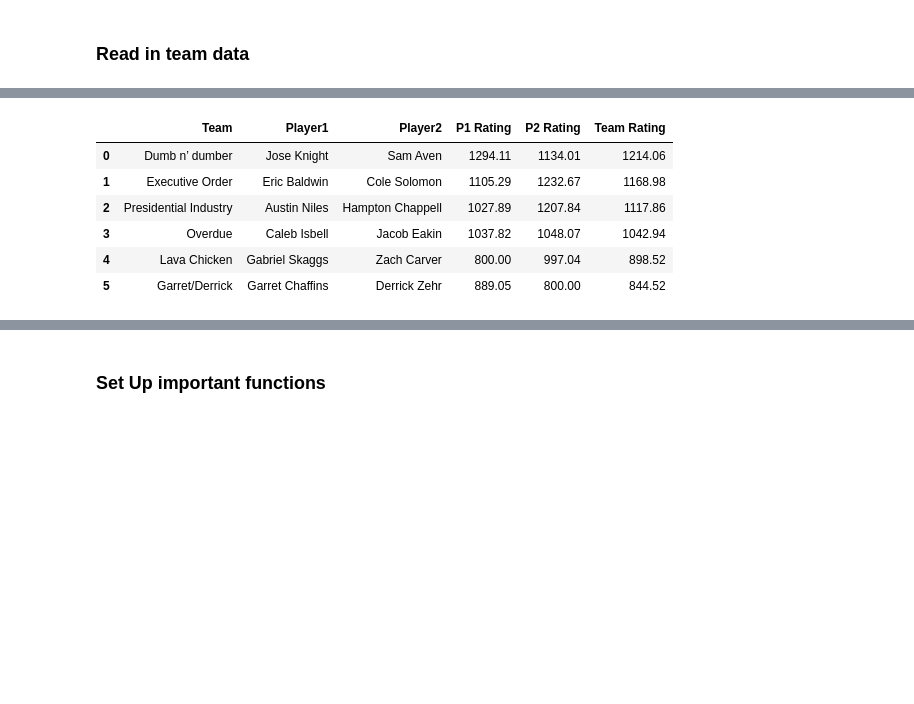
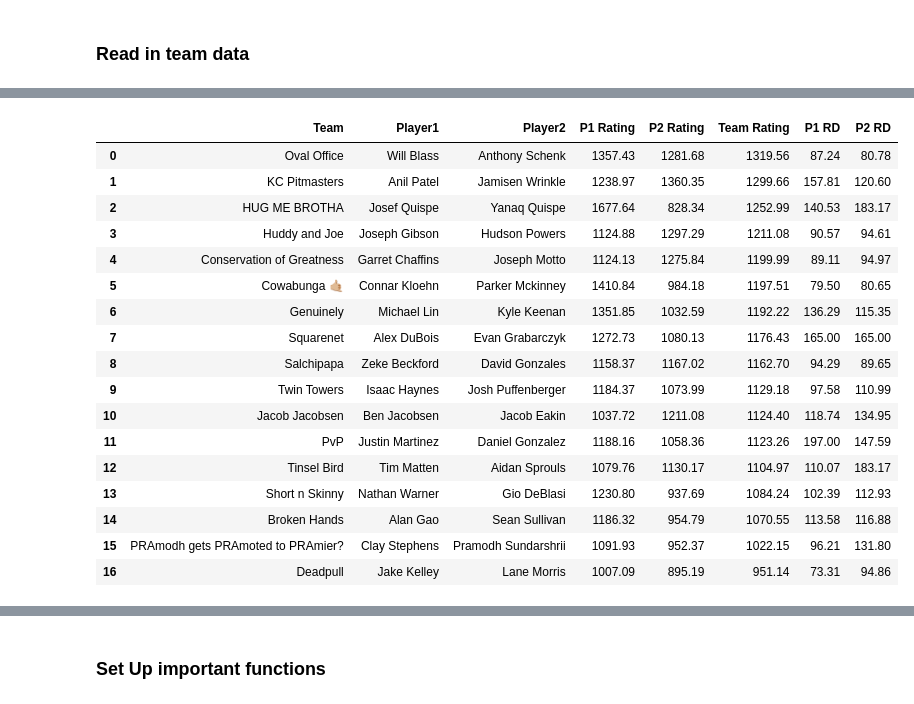
Before and after one commit to USAR-Rankings/Simulations, a Jupyter notebook: notebooks/Nationals_Simulations.ipynb, the cells around one changed output, grey strips where cells are left out. Saved outputs shown, nothing was run; the diff lists cells and outputs as text; code cells hidden in the pictures; blank space fills up the shorter version.

```diff
--- a/notebooks/Nationals_Simulations.ipynb
+++ b/notebooks/Nationals_Simulations.ipynb
@@ -9,6 +9,17 @@ import math
 import random as random
 import itertools as itertools
 import copy
+# %%
+open_tag="NATS_AT_open"
+womens_tag="NATS_AT_womens"
+contender_tag="NATS_AT_contend"
+adv_tag="NATS_AT_adv"
+
+open_rating_path = "../data/test_final_players_open_2026-03-16.csv"
+womens_rating_path = "../data/test_final_players_womens_2026-03-16.csv"
+
+open_last_tournament_path = "NCSU-UNC-SPRING-2026-TOURNAMENT"
+womens_last_tournament_path = "CASTATEFINALS5"
 # %%
 corrections_df = pd.read_csv('../data/name_corrections.csv')
 corrections_dict = dict(zip(corrections_df['OldName'].str.strip().str.upper(), corrections_df['NewName'].str.strip()))
@@ -69,7 +97,7 @@ def get_ratings_all(teams,df,tourney,default=800):
 # %%
-#open_teams=pd.read_csv("../data/southeast25_open.csv").sort_values(by="Team Rating", ascending=False).reset_index(drop=True)
-open_rating=pd.read_csv("../data/test_final_players_open_2025-04-25.csv")
-open_teams=get_ratings_all(open_teams,open_rating,"PHOENIX-SECTIONAL-25")
-open_teams.to_csv("../data/south25_open.csv",index=False)
+#open_teams=pd.read_csv("../data/NATS_AT_open.csv").sort_values(by="Team Rating", ascending=False).reset_index(drop=True)
+open_rating=pd.read_csv(open_rating_path)
+open_teams=get_ratings_all_g(open_teams,open_rating,open_last_tournament_path)
+open_teams.to_csv(f"../data/N{open_tag}.csv",index=False)
 open_teams
 # %% [output]
@@ -109,15 +144,26 @@ womens_teams
 # %%
 #contend_teams=pd.read_csv("../data/southeast25_contend.csv").sort_values(by="Team Rating", ascending=False).reset_index(drop=True)
-contend_teams=pd.read_csv("../data/south25_contend.csv")
+contend_teams=pd.read_csv(f"../data/{contender_tag}.csv")
 contend_teams=correct_names(contend_teams)
-contend_teams=get_ratings_all(contend_teams,open_rating,"PHOENIX-SECTIONAL-25")
-contend_teams.to_csv("../data/south25_contend.csv",index=False)
+contend_teams=get_ratings_all_g(contend_teams,open_rating,open_last_tournament_path)
+contend_teams.to_csv(f"../data/{contender_tag}.csv",index=False)
 contend_teams
 # %% [output]
-|  | Team | Player1 | Player2 | P1 Rating | P2 Rating | Team Rating |
-| 0 | Dumb n’ dumber | Jose Knight | Sam Aven | 1294.11 | 1134.01 | 1214.06 |
-| 1 | Executive Order | Eric Baldwin | Cole Solomon | 1105.29 | 1232.67 | 1168.98 |
-| 2 | Presidential Industry | Austin Niles | Hampton Chappell | 1027.89 | 1207.84 | 1117.86 |
-| 3 | Overdue | Caleb Isbell | Jacob Eakin | 1037.82 | 1048.07 | 1042.94 |
-| 4 | Lava Chicken | Gabriel Skaggs | Zach Carver | 800.00 | 997.04 | 898.52 |
-| 5 | Garret/Derrick | Garret Chaffins | Derrick Zehr | 889.05 | 800.00 | 844.52 |
+|  | Team | Player1 | Player2 | P1 Rating | P2 Rating | Team Rating | P1 RD | P2 RD |
+| 0 | Oval Office | Will Blass | Anthony Schenk | 1357.43 | 1281.68 | 1319.56 | 87.24 | 80.78 |
+| 1 | KC Pitmasters | Anil Patel | Jamisen Wrinkle | 1238.97 | 1360.35 | 1299.66 | 157.81 | 120.60 |
+| 2 | HUG ME BROTHA | Josef Quispe | Yanaq Quispe | 1677.64 | 828.34 | 1252.99 | 140.53 | 183.17 |
+| 3 | Huddy and Joe | Joseph Gibson | Hudson Powers | 1124.88 | 1297.29 | 1211.08 | 90.57 | 94.61 |
+| 4 | Conservation of Greatness | Garret Chaffins | Joseph Motto | 1124.13 | 1275.84 | 1199.99 | 89.11 | 94.97 |
+| 5 | Cowabunga 🤙🏼 | Connar Kloehn | Parker Mckinney | 1410.84 | 984.18 | 1197.51 | 79.50 | 80.65 |
+| 6 | Genuinely | Michael Lin | Kyle Keenan | 1351.85 | 1032.59 | 1192.22 | 136.29 | 115.35 |
+| 7 | Squarenet | Alex DuBois | Evan Grabarczyk | 1272.73 | 1080.13 | 1176.43 | 165.00 | 165.00 |
+| 8 | Salchipapa | Zeke Beckford | David Gonzales | 1158.37 | 1167.02 | 1162.70 | 94.29 | 89.65 |
+| 9 | Twin Towers | Isaac Haynes | Josh Puffenberger | 1184.37 | 1073.99 | 1129.18 | 97.58 | 110.99 |
+| 10 | Jacob Jacobsen | Ben Jacobsen | Jacob Eakin | 1037.72 | 1211.08 | 1124.40 | 118.74 | 134.95 |
+| 11 | PvP | Justin Martinez | Daniel Gonzalez | 1188.16 | 1058.36 | 1123.26 | 197.00 | 147.59 |
+| 12 | Tinsel Bird | Tim Matten | Aidan Sprouls | 1079.76 | 1130.17 | 1104.97 | 110.07 | 183.17 |
+| 13 | Short n Skinny | Nathan Warner | Gio DeBlasi | 1230.80 | 937.69 | 1084.24 | 102.39 | 112.93 |
+| 14 | Broken Hands | Alan Gao | Sean Sullivan | 1186.32 | 954.79 | 1070.55 | 113.58 | 116.88 |
+| 15 | PRAmodh gets PRAmoted to PRAmier? | Clay Stephens | Pramodh Sundarshrii | 1091.93 | 952.37 | 1022.15 | 96.21 | 131.80 |
+| 16 | Deadpull | Jake Kelley | Lane Morris | 1007.09 | 895.19 | 951.14 | 73.31 | 94.86 |
```
Also changed, not shown: parts of 19 cells of this notebook, 1 other file.
